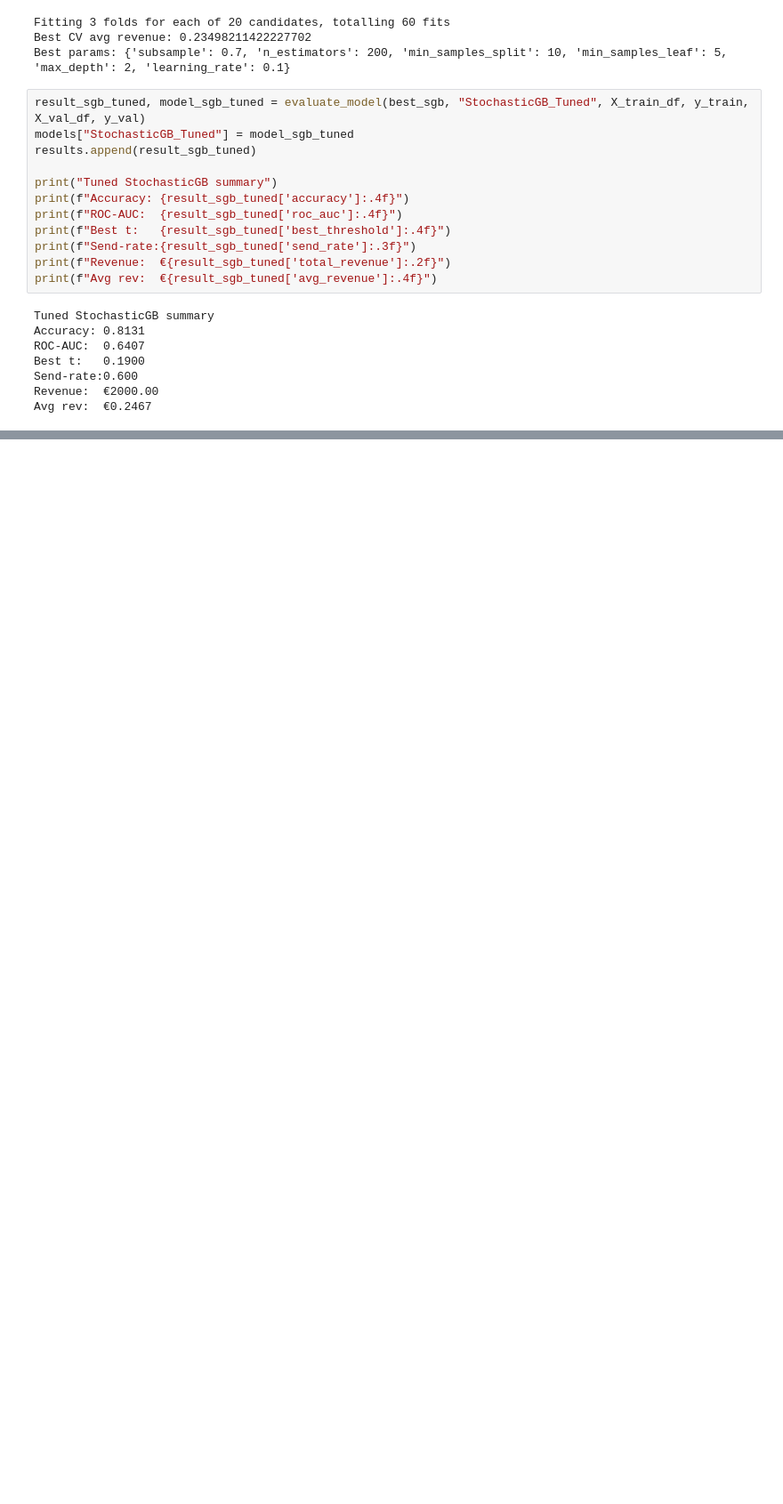
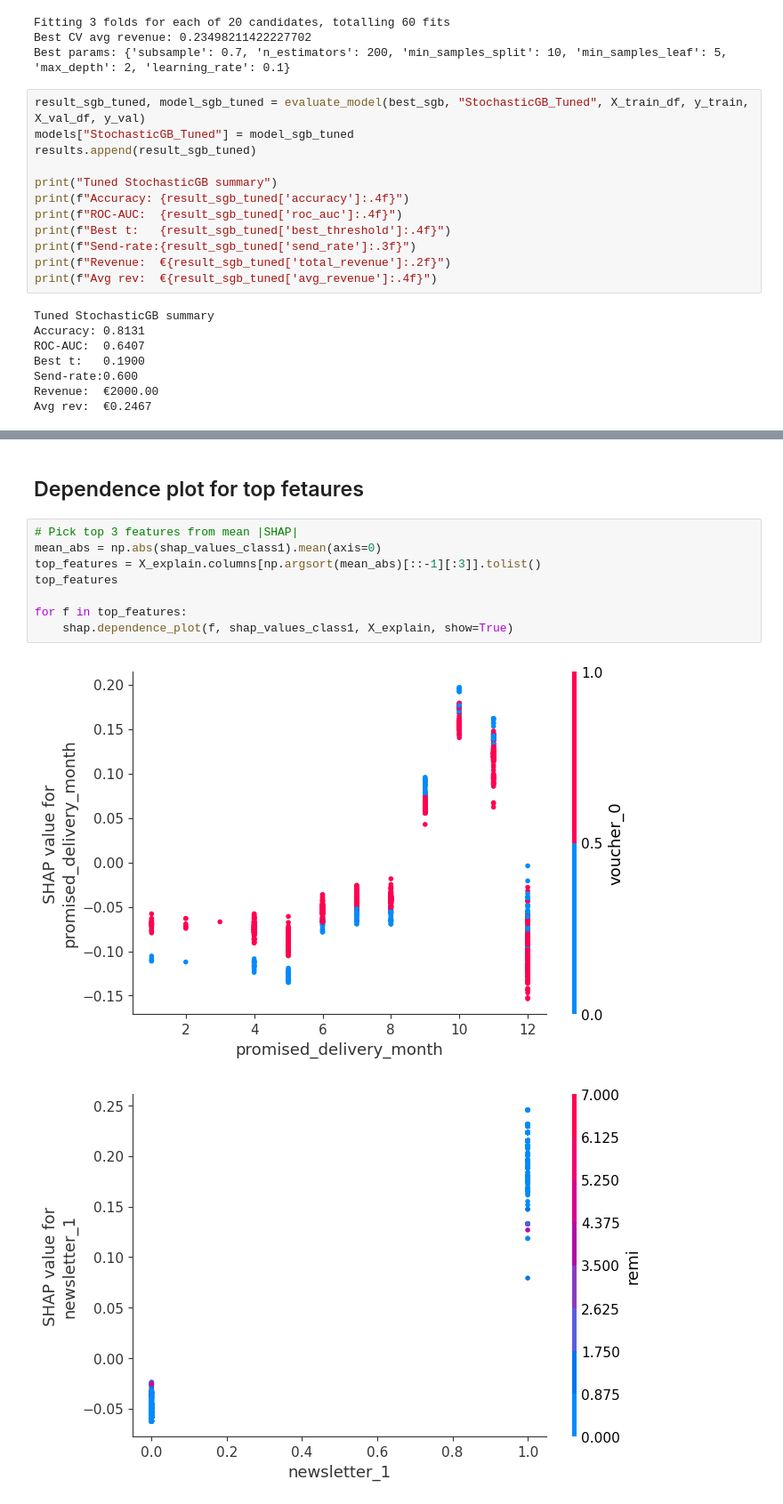
Before and after one commit to ungeralexan/ml_assignment, a Jupyter notebook: stand_safe_06_01/project.ipynb, the cells around one changed output, grey strips where cells are left out. Shown at 89% size. Cells and saved outputs as stored; diff of their text form; blank space fills up the shorter version.

```diff
--- a/stand_safe_06_01/project.ipynb
+++ b/stand_safe_06_01/project.ipynb
@@ -2257,0 +2131,13 @@ Model and sample data saved to 'shap_data.joblib' for SHAP analysis.
+# %% [markdown]
+## Dependence plot for top fetaures
+# %%
+# Pick top 3 features from mean |SHAP|
+mean_abs = np.abs(shap_values_class1).mean(axis=0)
+top_features = X_explain.columns[np.argsort(mean_abs)[::-1][:3]].tolist()
+top_features
+
+for f in top_features:
+    shap.dependence_plot(f, shap_values_class1, X_explain, show=True)
+# %% [output]
+[figure, added]
+[figure, added]
```
Also changed, not shown: parts of 27 cells of this notebook, 1 other file.
